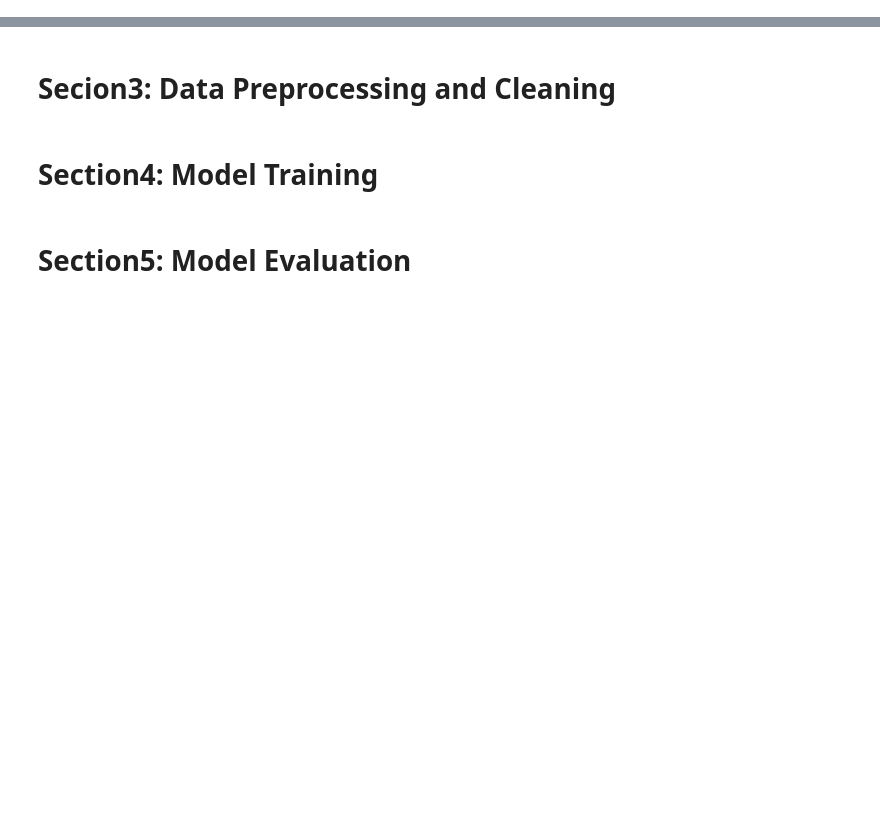
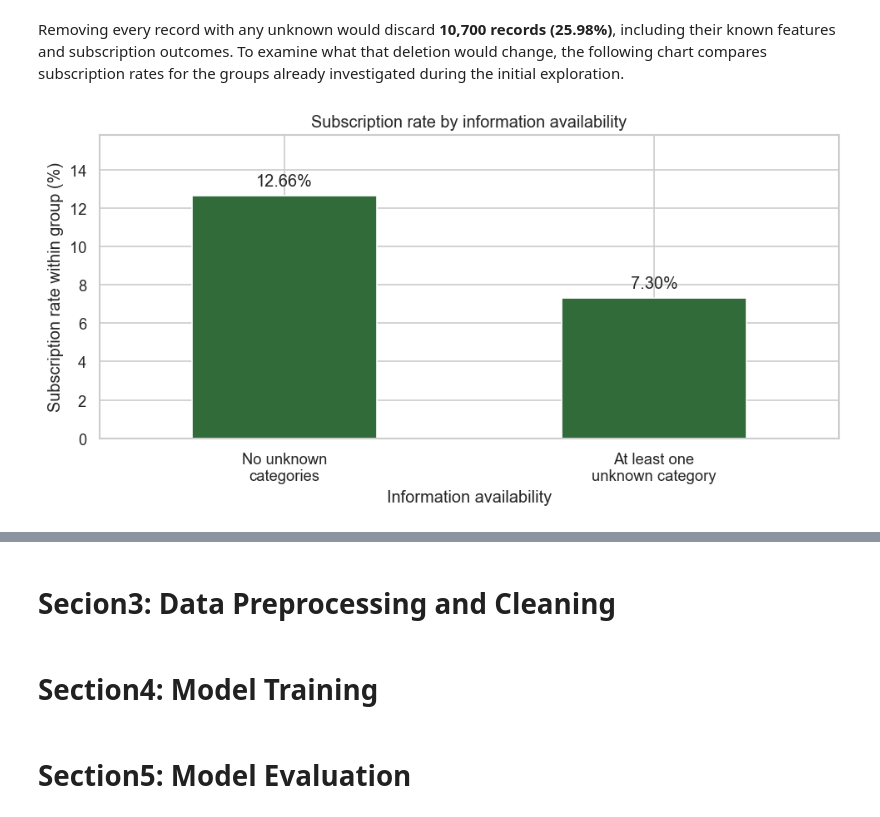
Before and after one commit to LWSE13/ML_bank_marketing_classification_model, a Jupyter notebook: Report.ipynb, the cells around one changed output, grey strips where cells are left out. Cells and saved outputs as stored; diff of their text form; code cells hidden in the pictures; blank space fills up the shorter version.

```diff
--- a/Report.ipynb
+++ b/Report.ipynb
@@ -84,0 +124,48 @@ Removing rows with unknown values would push the percentage of customers saying
+# %% [markdown]
+
+Removing every record with any unknown would discard **10,700 records (25.98%)**, including
+their known features and subscription outcomes. To examine what that deletion would change,
+the following chart compares subscription rates for the groups already investigated during the initial exploration.
+# %%
+#convert true or false to descriptive labels
+unknown_groups = has_unknown.map({
+    False: "No unknown categories",
+    True: "At least one unknown category",
+})
+# crosstab to compare unknown/subscribed relationship
+group_counts = pd.crosstab(unknown_groups, dataset["y"])
+group_rates = pd.crosstab(unknown_groups, dataset["y"], normalize="index") * 100
+unknown_comparison = pd.DataFrame({
+    "records": group_counts.sum(axis=1),
+    "subscribed": group_counts["yes"],
+    "subscription_percent": group_rates["yes"],
+})
+unknown_comparison.index.name = "Information availability"
+# Plot the subscription percentage within each group.
+subscription_rates = unknown_comparison["subscription_percent"].reindex([
+    "No unknown categories",
+    "At least one unknown category",
+])
+
+fig, ax = plt.subplots(figsize=(8, 4), layout="constrained")
+subscription_rates.plot.bar(ax=ax, color="#316B3A", rot=0)
+
+# Add the percentage above each bar, with space between the bar and text.
+ax.bar_label(
+    ax.containers[0],
+    labels=[f"{rate:.2f}%" for rate in subscription_rates],
+    padding=5,
+)
+ax.set(
+    title="Subscription rate by information availability",
+    xlabel="Information availability",
+    ylabel="Subscription rate within group (%)",
+    ylim=(0, subscription_rates.max() * 1.25),
+)
+ax.set_xticks([0, 1], labels=[
+    "No unknown\ncategories",
+    "At least one\nunknown category",
+])
+plt.show()
+# %% [output]
+[figure, added]
```
Also changed, not shown: parts of 18 cells of this notebook.
